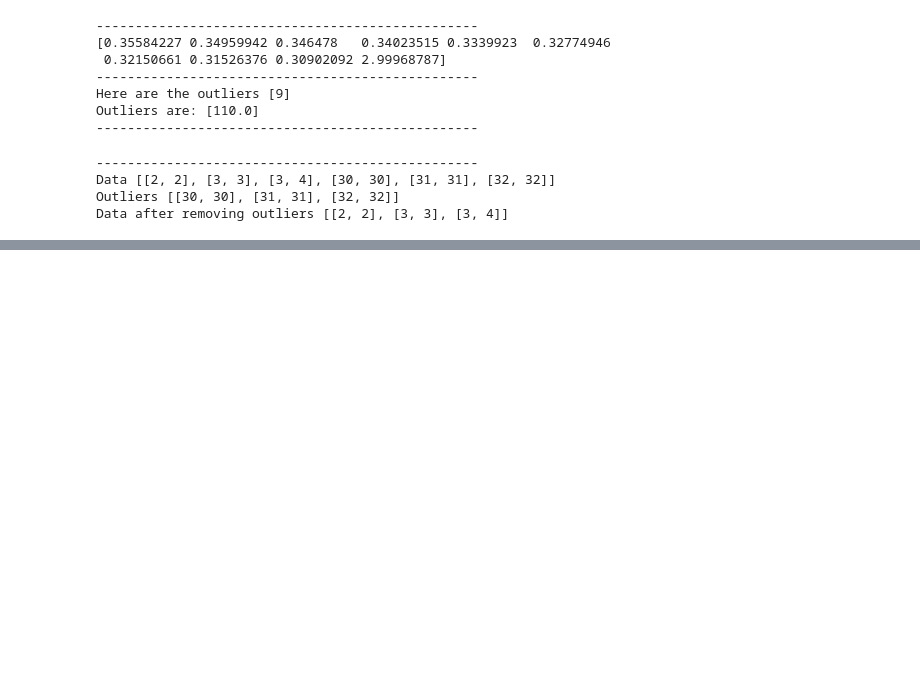
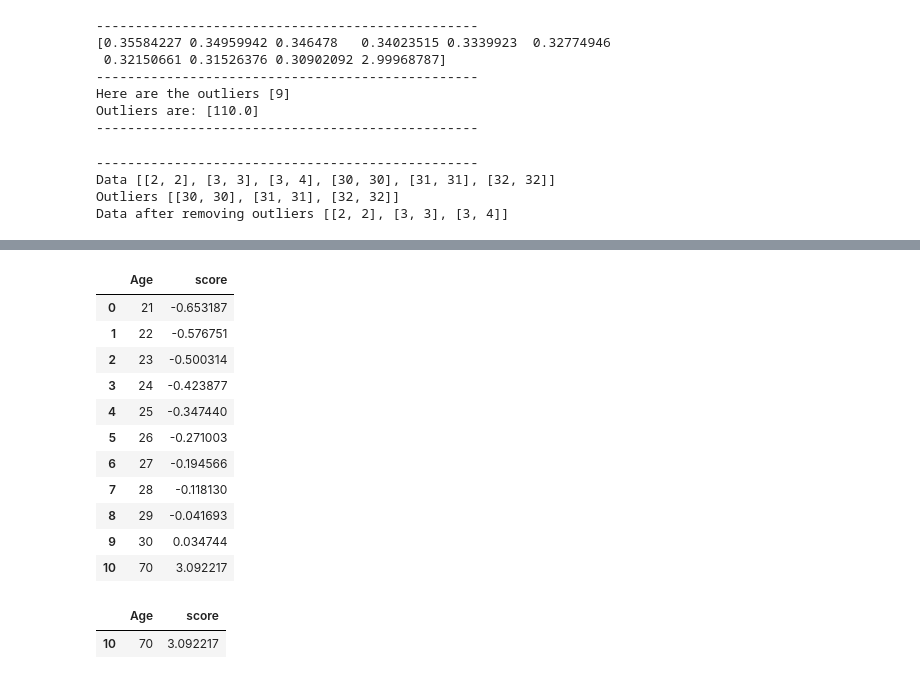
Before and after one commit to TayyabXtreme/Machine_Learning, a Jupyter notebook: ML_One_Short/outliers.ipynb, the cells around one changed output, grey strips where cells are left out. Drawn from its saved outputs; the diff is of its cells as text; code cells hidden in the pictures; blank space fills up the shorter version.

```diff
--- a/ML_One_Short/outliers.ipynb
+++ b/ML_One_Short/outliers.ipynb
@@ -104,0 +111,2 @@ Data after removing outliers [[2, 2], [3, 3], [3, 4]]
+# %%
+data=pd.DataFrame({'Age':[21,22,23,24,25,26,27,28,29,30,70]})
@@ -104,0 +123,24 @@ Data after removing outliers [[2, 2], [3, 3], [3, 4]]
+# %%
+mean=np.mean(data['Age'])
+std=np.std(data['Age'])
+
+data['score']=(data['Age']-mean)/std
+data
+# %% [output]
+|  | Age | score |
+| 0 | 21 | -0.653187 |
+| 1 | 22 | -0.576751 |
+| 2 | 23 | -0.500314 |
+| 3 | 24 | -0.423877 |
+| 4 | 25 | -0.347440 |
+| 5 | 26 | -0.271003 |
+| 6 | 27 | -0.194566 |
+| 7 | 28 | -0.118130 |
+| 8 | 29 | -0.041693 |
+| 9 | 30 | 0.034744 |
+| 10 | 70 | 3.092217 |
+# %%
+data[data['score']>3]
+# %% [output]
+|  | Age | score |
+| 10 | 70 | 3.092217 |
```
Also changed, not shown: parts of 8 cells of this notebook.
